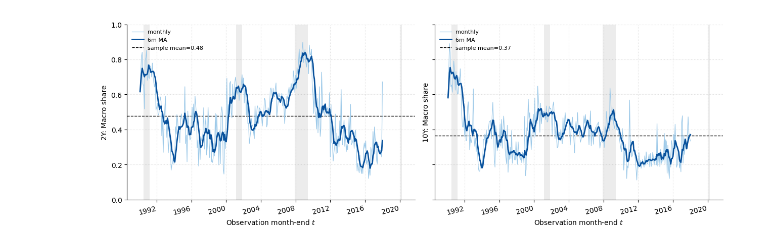
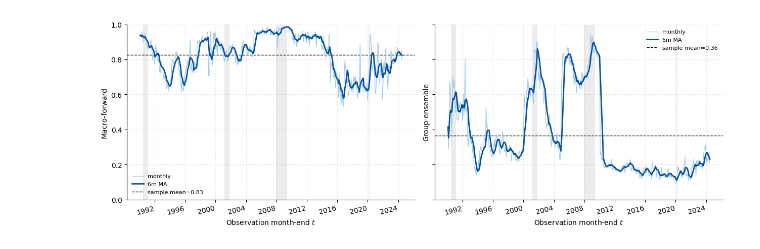
Before and after one commit to ulriktandberg/TIO4900-Replication, a Jupyter notebook: notebooks/shap/shap_analysis.ipynb, the cells around one changed output. Cells and saved outputs as stored; diff of their text form; code cells hidden in the pictures.

```diff
--- a/notebooks/shap/shap_analysis.ipynb
+++ b/notebooks/shap/shap_analysis.ipynb
@@ -177,17 +309,17 @@ MODEL = 'macro_forward'
 # %%
 t1 = (
-    block_mass[block_mass['maturity'].isin(MATS_PRIMARY)]
-    .groupby(['maturity', 'block'])['mass'].mean()
+    block_mass
+    .groupby(['model', 'block'])['mass'].mean()
     .unstack('block').reindex(columns=BLOCK_ORDER).fillna(0.0)
 )
 shares = t1.div(t1.sum(axis=1), axis=0)
 
-_mats_bar = sorted(MATS_PRIMARY, key=lambda m: int(m), reverse=True)
+_models_bar = list(MODELS_PLOT_ORDER)
 
 fig, ax_bar = plt.subplots(figsize=(13, 4.25))
-for i, mat in enumerate(_mats_bar):
+for i, mdl in enumerate(_models_bar):
     left = 0.0
-    row = shares.loc[mat]
+    row = shares.loc[mdl]
     for b in BLOCK_ORDER:
         w = float(row[b])
         if w <= 0:
@@ -199,12 +331,13 @@ for i, mat in enumerate(_mats_bar):
                         fontsize=8, color='white' if b == 'forward' else 'black')
         left += w
 
-ax_bar.set_yticks(range(len(_mats_bar)))
-ax_bar.set_yticklabels([f'{int(m)//12}Y' for m in _mats_bar])
+ax_bar.set_yticks(range(len(_models_bar)))
+ax_bar.set_yticklabels([MODEL_DISPLAY_NAMES.get(m, m.replace('_', ' ')) for m in _models_bar])
+ax_bar.invert_yaxis()  # first in MODELS_PLOT_ORDER at top (Macro-forward, then Group ensemble)
 ax_bar.set_xlim(0, 1)
 ax_bar.set_xticks(np.linspace(0, 1, 6))
 ax_bar.set_xticklabels([f'{int(v*100)}%' for v in np.linspace(0, 1, 6)])
-ax_bar.set_xlabel('Block share after time averaging')
+ax_bar.set_xlabel(f'Mean block share')
 ax_bar.spines['top'].set_visible(False)
 ax_bar.spines['right'].set_visible(False)
 
@@ -219,6 +352,7 @@ ax_bar.legend(
 plt.show()
 
 print()
-print('=== ' + MODEL + ' · block shares (%) — mean_t Σ_f |SHAP| ===')
+mat_label = f'{int(MATURITY_FOR_COMPARE)//12}Y'
+print(f'=== Block shares (%) — mean_t Σ_f |SHAP| · {mat_label} ===')
 print(((shares * 100).round(2).T).to_string())
 # %% [output]
@@ -311,7 +433,7 @@ plt.show()
 
 **Plot.** Tracks whether “macro attribution” dominates **versus** forwards over calendar time \(t\) — the usual **single‑hypothesis spanning read** expressed in attribution space.
 # %%
-# ── Spanning: DeepSHAP gross (same MODEL as loader; MATS_PRIMARY maturities) ──
+# ── Spanning: DeepSHAP gross — one curve per model (fixed maturity in loader) ──
 span_ma_months = 6  # moving-average window (months); reference figures use 6m MA
 
 nber_recessions = [
@@ -320,72 +442,98 @@ nber_recessions = [
 ]
 nber_recessions = [(pd.Timestamp(a), pd.Timestamp(b)) for a, b in nber_recessions]
 
-
 def shade_recessions(ax, alpha=0.15, color='0.5'):
+    # No change needed here.
     y0, y1 = ax.get_ylim()
     for start, end in nber_recessions:
         ax.axvspan(start, end, facecolor=color, alpha=alpha, linewidth=0, zorder=0)
     ax.set_ylim(y0, y1)
 
-
-def _macro_share_deep_from_block_mass(bm: pd.DataFrame, mat: str) -> pd.Series:
-    sub = bm[bm['maturity'] == mat].copy()
+def _macro_share_deep_from_block_mass(bm: pd.DataFrame, model_key: str) -> pd.Series:
+    sub = bm[bm['model'] == model_key].copy()
     sub['kind'] = np.where(sub['block'] == 'forward', 'forward', 'macro')
     tot = sub.groupby(['date', 'kind'])['mass'].sum().unstack('kind').fillna(0.0)
     return (tot['macro'] / (tot['forward'] + tot['macro']).replace(0, np.nan)).sort_index()
 
-
-def _plot_spanning_maturities(fig, axes, series_by_mat: dict, mat_keys: list):
+def _plot_spanning_models(fig, axes, series_by_model: dict, model_keys: list, note_positions=None, legend_loc='auto'):
+    """
+    note_positions: dict mapping model_key to {"x": float, "y": float, "ha": str, "va": str} or None.
+    If specified, will pass these to ax.text for 'no data' note positioning.
+    legend_loc: if "auto", chooses legend location based on content.
+    """
     ax_list = np.asarray(axes, dtype=object).ravel().tolist()
-    if len(ax_list) != len(mat_keys):
-        raise ValueError(f'Expected {len(mat_keys)} axes, got {len(ax_list)}')
-    for ax, mat in zip(ax_list, mat_keys):
-        lbl = f'{int(mat)//12}Y'
-        monthly = series_by_mat.get(mat, pd.Series(dtype=float))
+    if len(ax_list) != len(model_keys):
+        raise ValueError(f'Expected {len(model_keys)} axes, got {len(ax_list)}')
+    mat_lbl = f'{int(MATURITY_FOR_COMPARE)//12}Y'
+    for i, (ax, mdl) in enumerate(zip(ax_list, model_keys)):
+        lbl = MODEL_DISPLAY_NAMES.get(mdl, mdl.replace('_', ' '))
+        monthly = series_by_model.get(mdl, pd.Series(dtype=float))
         monthly = monthly.dropna().sort_index()
         if monthly.empty:
-            ax.text(0.5, 0.5, 'no data', ha='center', va='center', transform=ax.transAxes)
-            ax.set_ylabel(f'Macro share ({lbl})')
+            # Allow override of note position via a dict; otherwise default as before.
+            if note_positions and mdl in note_positions:
+                note_pos = note_positions[mdl]
+                ax.text(
+                    note_pos.get("x", 0.5),
+                    note_pos.get("y", 0.5),
+                    'no data',
+                    ha=note_pos.get("ha", "center"),
+                    va=note_pos.get("va", "center"),
+                    transform=ax.transAxes
+                )
+            else:
+                ax.text(0.5, 0.5, 'no data', ha='center', va='center', transform=ax.transAxes)
+            ax.set_ylabel(f'{lbl}')
             ax.set_xlabel(r'Observation month-end $t$', fontsize=10)
             continue
         ma = monthly.rolling(span_ma_months, min_periods=1).mean()
         mean_v = float(monthly.mean())
         ax.plot(monthly.index, monthly, color='#9ecae9', linewidth=0.9, label='monthly', zorder=2)
         ax.plot(ma.index, ma, color='#08519c', linewidth=2.0, label=f'{span_ma_months}m MA', zorder=3)
         ax.axhline(mean_v, color='black', linestyle='--', linewidth=1.0,
                    label=f'sample mean={mean_v:.2f}', zorder=1)
         shade_recessions(ax)
         ax.set_ylim(0, 1)
         ax.set_ylabel(
-            f'{lbl}: Macro share',
+            f'{lbl}',
             fontsize=10,
         )
-        ax.legend(frameon=False, loc='upper left', fontsize=8)
+        # SIMPLIFIED LEGEND POSITION: legend always inside, at "best"
+        ax.legend(frameon=False, loc='best', fontsize=8)
         ax.grid(True, linestyle=':', alpha=0.45)
         ax.spines['top'].set_visible(False)
         ax.spines['right'].set_visible(False)
         ax.set_xlabel(r'Observation month-end $t$')
     fig.autofmt_xdate(rotation=14, ha='right')
     fig.tight_layout()
 
+# You can specify note positions for models where 'no data' gets covered.
+# Example: {"model_key": {"x":0.6, "y":0.2, "ha":"left", "va":"center"} }
+# Start with empty (or provide overrides below).
+no_data_note_positions = {}
 
-deep_ts_by_mat = {m: _macro_share_deep_from_block_mass(block_mass, m) for m in MATS_PRIMARY}
+deep_ts_by_model = {m: _macro_share_deep_from_block_mass(block_mass, m) for m in MODELS_PLOT_ORDER}
 
 fig1, axes1 = plt.subplots(
-    1, len(MATS_PRIMARY), figsize=(6.3 * len(MATS_PRIMARY), 4.35), sharey=True, squeeze=False,
+    1, len(MODELS_PLOT_ORDER), figsize=(6.3 * len(MODELS_PLOT_ORDER), 4.35), sharey=True, squeeze=False,
 )
-_plot_spanning_maturities(
+
+# All legends now inside their plots.
+_plot_spanning_models(
     fig1,
     axes1,
-    deep_ts_by_mat,
-    list(MATS_PRIMARY),
+    deep_ts_by_model,
+    list(MODELS_PLOT_ORDER),
+    note_positions=no_data_note_positions,
+    legend_loc='auto'
 )
 
 plt.show()
 
 print()
-print('=== DeepSHAP macro share · ' + MODEL + ' ===')
-for mat, s in deep_ts_by_mat.items():
-    print(f'{int(mat)//12}Y', s.describe().round(3).to_string())
+mat_lbl = f'{int(MATURITY_FOR_COMPARE)//12}Y'
+print(f'=== DeepSHAP macro share · {mat_lbl} ===')
+for mdl, s in deep_ts_by_model.items():
+    print(mdl, s.describe().round(3).to_string())
 # %% [output]
-[figure, old version]
+[figure, new version]
```
Also changed, not shown: parts of 18 cells of this notebook, 37 other files.
